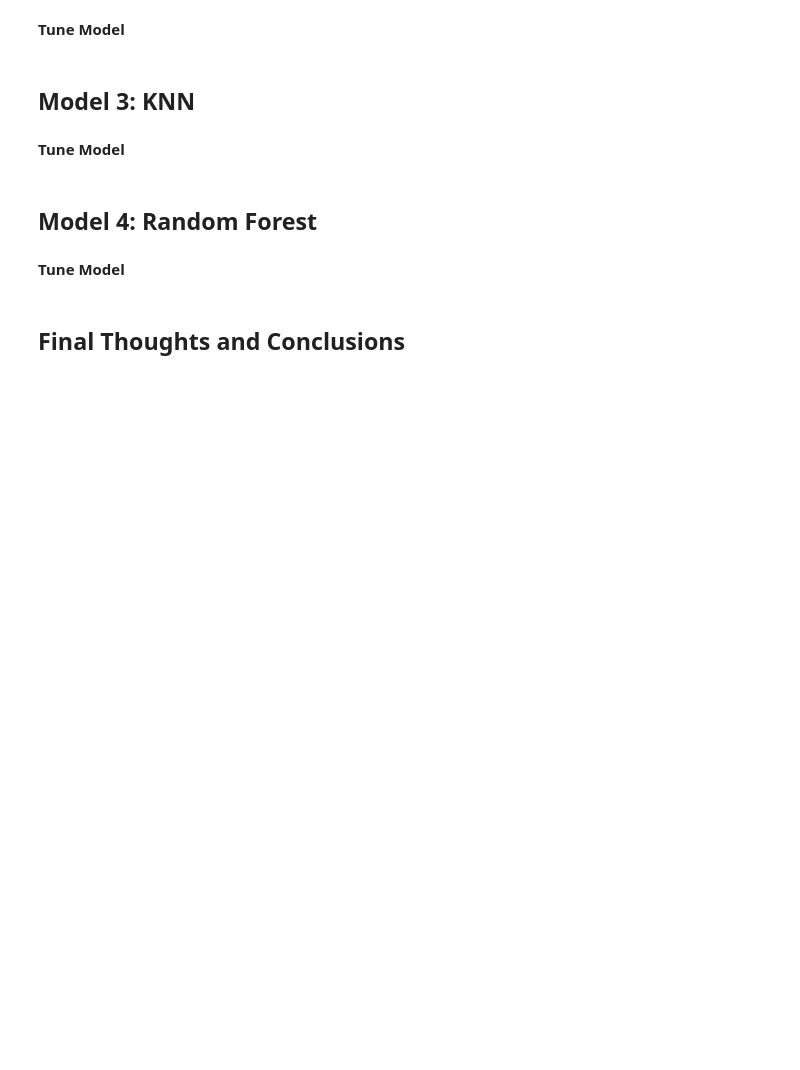
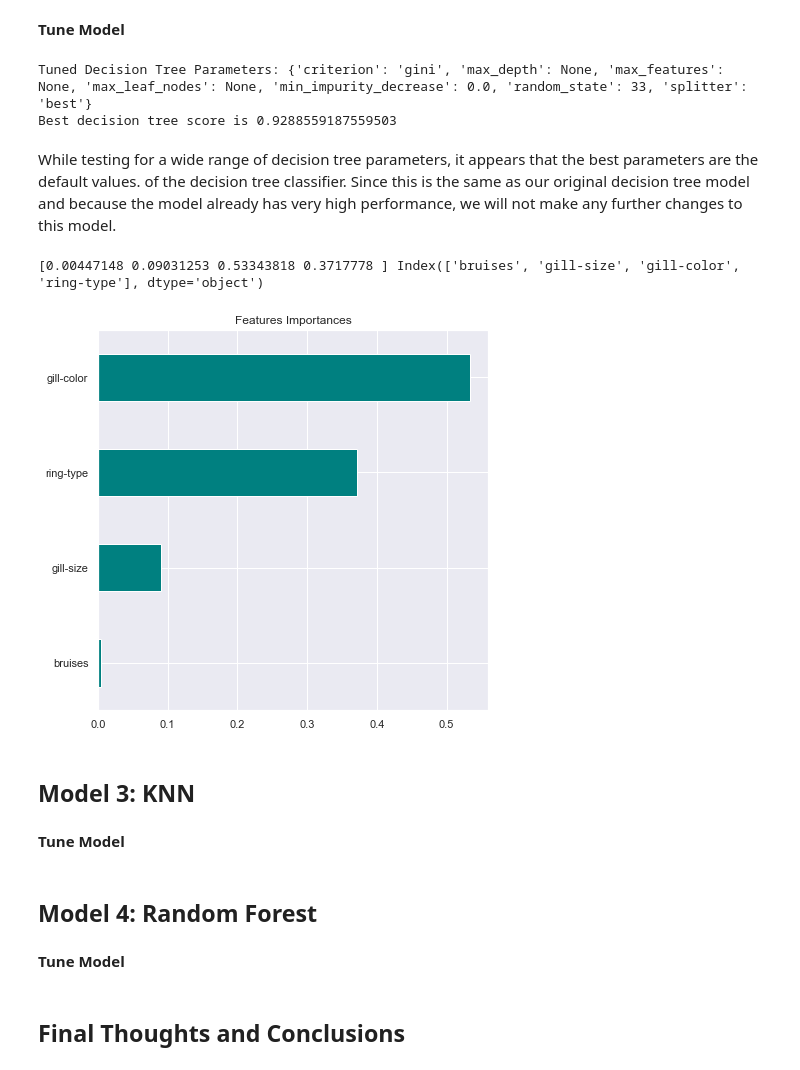
Before and after one commit to artolon/Final-Project, a Jupyter notebook: Part2_Mushroom-Models.ipynb, the cells around one changed output. Saved outputs shown, nothing was run; the diff lists cells and outputs as text; code cells hidden in the pictures; blank space fills up the shorter version.

```diff
--- a/Part2_Mushroom-Models.ipynb
+++ b/Part2_Mushroom-Models.ipynb
@@ -284,0 +393,14 @@ weighted avg       0.79      0.79      0.79      2438
+# %%
+# Run the decision tree model through the search, using the specified parameters and 10 crossfold validation
+grid_log = GridSearchCV(log,
+                      param_grid = param_dict,
+                      cv=20,
+                      scoring =['recall', 'precision'],
+                      refit='recall')
+
+# Fit the search to our training data
+grid_log.fit(X_train, y_train)
+
+# Print the tuned parameters and score
+print("Tuned Logistic Regression Parameters: {}".format(grid_log.best_params_))
+print("Best logistic regression score is {}".format(grid_log.best_score_))
@@ -285,4 +430,11 @@ weighted avg       0.79      0.79      0.79      2438
 # %% [markdown]
 ## Model 2: Decision Tree
 # %%
-# code for decision tree
+# Create the decision tree classifier
+tree = DecisionTreeClassifier(random_state=33)
+# Create our model by fitting the classifier to our data
+tree_model = tree.fit(X_train, y_train)
+# Find predicted values
+y_pred_tree = tree_model.predict(X_test)
+# Print the classification report
+print(classification_report(y_test, y_pred_tree))
@@ -291,3 +466,44 @@ weighted avg       0.79      0.79      0.79      2438
+# %%
+# Run the decision tree model through the search, using the specified parameters and 10 crossfold validation
+grid = GridSearchCV(trees,
+                      param_grid = param_dict,
+                      cv=20,
+                      scoring ='recall',
+                      refit='recall',
+                      n_jobs = -1)
+
+# Fit the search to our training data
+grid.fit(X_train, y_train)
+
+# Print the tuned parameters and score
+print("Tuned Decision Tree Parameters: {}".format(grid.best_params_))
+print("Best decision tree score is {}".format(grid.best_score_))
+# %% [output]
+Tuned Decision Tree Parameters: {'criterion': 'gini', 'max_depth': None, 'max_features': None, 'max_leaf_nodes': None, 'min_impurity_decrease': 0.0, 'random_state': 33, 'splitter': 'best'}
+Best decision tree score is 0.9288559187559503
+# %% [markdown]
+While testing for a wide range of decision tree parameters, it appears that the best parameters are the default values. of the decision tree classifier. Since this is the same as our original decision tree model and because the model already has very high performance, we will not make any further changes to this model.
+# %%
+# Gives us the weights of the importance of each predictor (the feature importance)
+print(tree_model.feature_importances_, X.columns)
+# %% [output]
+[0.00447148 0.09031253 0.53343818 0.3717778 ] Index(['bruises', 'gill-size', 'gill-color', 'ring-type'], dtype='object')
+# %%
+# Visualize which features are the most important
+
+# Create pandas series
+importances = pd.Series(data=tree_model.feature_importances_,
+                        index= X.columns)
+
+# Sort importances
+importances_sorted = importances.sort_values()
+
+# Draw a horizontal barplot of importances_sorted
+importances_sorted.plot(kind='barh', color='teal')
+plt.title('Features Importances')
+plt.show()
+# %% [output]
+[figure, added]
 # %% [markdown]
 ## Model 3: KNN
 # %%
```
Also changed, not shown: parts of 25 cells of this notebook.
